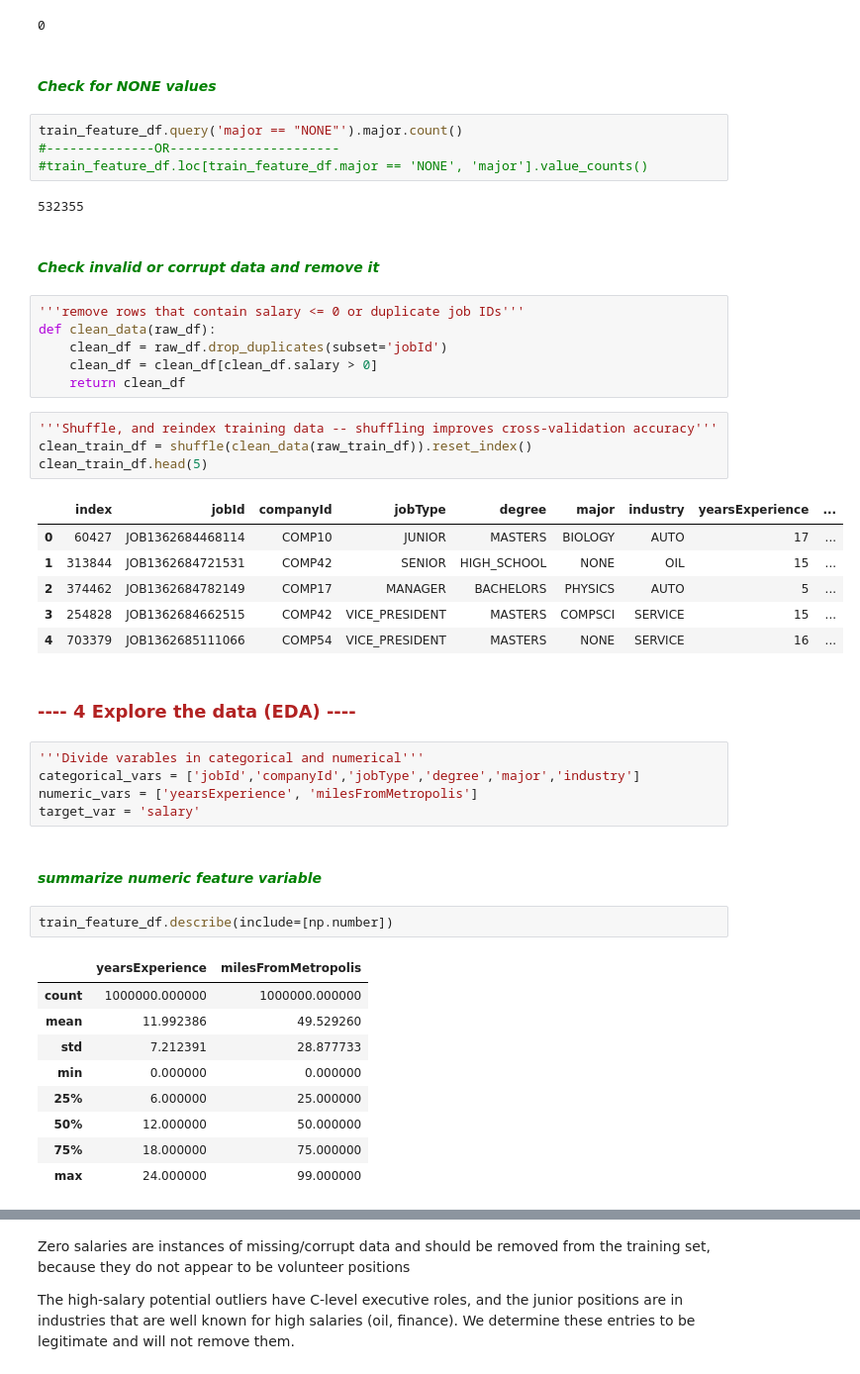
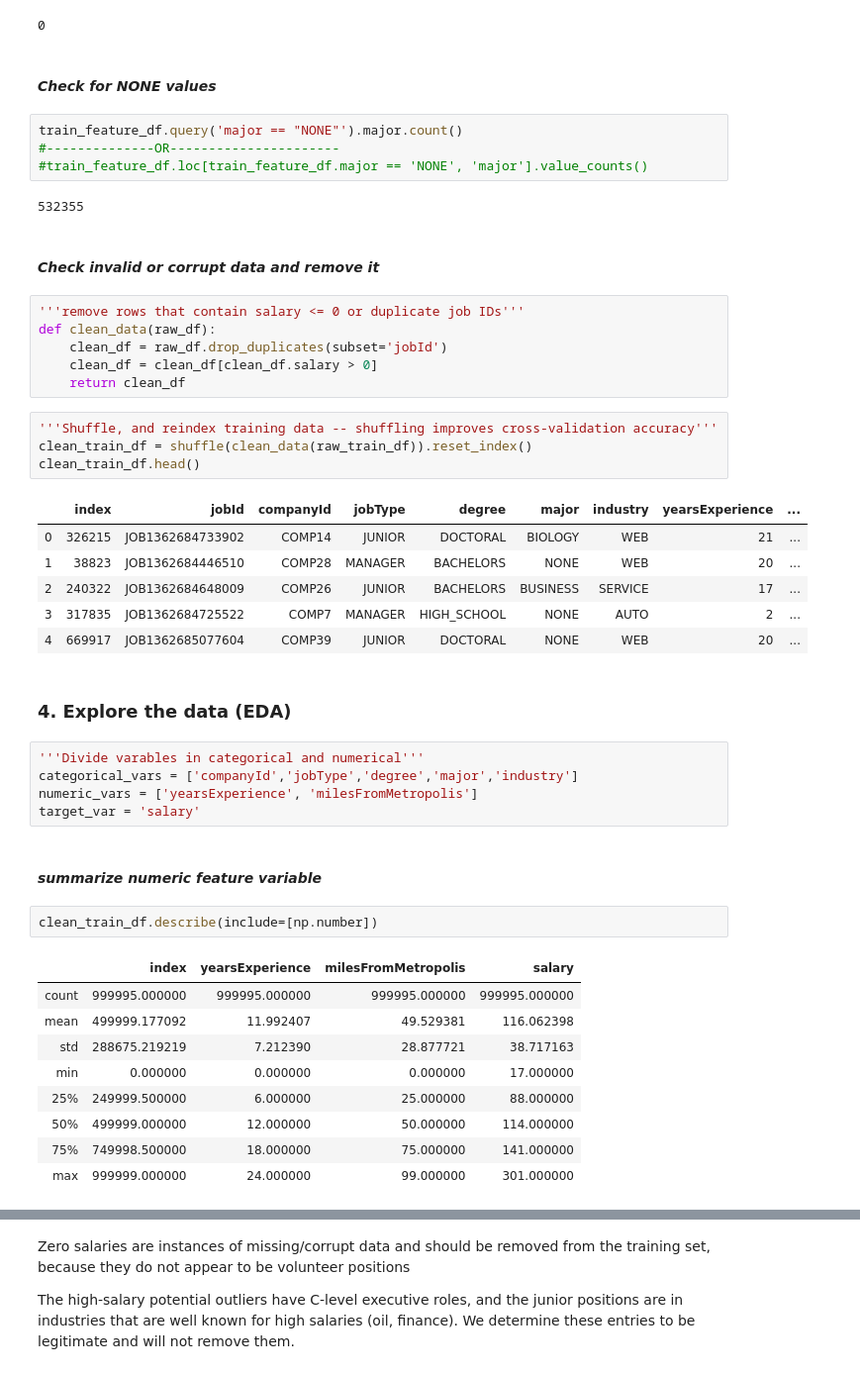
Before and after one commit to suroor89/salary_prediction_portfolio, a Jupyter notebook: Salary_Prediction.ipynb, the cells around one changed output, grey strips where cells are left out. Shown at 99% size. Drawn from its saved outputs; the diff is of its cells as text.

```diff
--- a/Salary_Prediction.ipynb
+++ b/Salary_Prediction.ipynb
@@ -148,7 +155,7 @@ test_feature_df.duplicated().sum()
 # %% [output]
 0
 # %% [markdown]
-#### <font color=green>*Check for NONE values*</font>
+#### *Check for NONE values*
 # %%
 train_feature_df.query('major == "NONE"').major.count()
 #--------------OR----------------------
@@ -156,7 +163,7 @@ train_feature_df.query('major == "NONE"').major.count()
 # %% [output]
 532355
 # %% [markdown]
-#### <font color=green>*Check invalid or corrupt data and remove it*</font>
+#### *Check invalid or corrupt data and remove it*
 # %%
 '''remove rows that contain salary <= 0 or duplicate job IDs'''
 def clean_data(raw_df):
@@ -166,33 +173,33 @@ def clean_data(raw_df):
 # %%
 '''Shuffle, and reindex training data -- shuffling improves cross-validation accuracy'''
 clean_train_df = shuffle(clean_data(raw_train_df)).reset_index()
-clean_train_df.head(5)
+clean_train_df.head()
 # %% [output]
 |  | index | jobId | companyId | jobType | degree | major | industry | yearsExperience | ... |
-| 0 | 60427 | JOB1362684468114 | COMP10 | JUNIOR | MASTERS | BIOLOGY | AUTO | 17 | ... |
-| 1 | 313844 | JOB1362684721531 | COMP42 | SENIOR | HIGH_SCHOOL | NONE | OIL | 15 | ... |
-| 2 | 374462 | JOB1362684782149 | COMP17 | MANAGER | BACHELORS | PHYSICS | AUTO | 5 | ... |
-| 3 | 254828 | JOB1362684662515 | COMP42 | VICE_PRESIDENT | MASTERS | COMPSCI | SERVICE | 15 | ... |
-| 4 | 703379 | JOB1362685111066 | COMP54 | VICE_PRESIDENT | MASTERS | NONE | SERVICE | 16 | ... |
+| 0 | 326215 | JOB1362684733902 | COMP14 | JUNIOR | DOCTORAL | BIOLOGY | WEB | 21 | ... |
+| 1 | 38823 | JOB1362684446510 | COMP28 | MANAGER | BACHELORS | NONE | WEB | 20 | ... |
+| 2 | 240322 | JOB1362684648009 | COMP26 | JUNIOR | BACHELORS | BUSINESS | SERVICE | 17 | ... |
+| 3 | 317835 | JOB1362684725522 | COMP7 | MANAGER | HIGH_SCHOOL | NONE | AUTO | 2 | ... |
+| 4 | 669917 | JOB1362685077604 | COMP39 | JUNIOR | DOCTORAL | NONE | WEB | 20 | ... |
 # %% [markdown]
-### <font color=Firebrick>---- 4 Explore the data (EDA) ----</font>
+### 4. Explore the data (EDA)
 # %%
 '''Divide varables in categorical and numerical'''
-categorical_vars = ['jobId','companyId','jobType','degree','major','industry']
+categorical_vars = ['companyId','jobType','degree','major','industry']
 numeric_vars = ['yearsExperience', 'milesFromMetropolis']
 target_var = 'salary'
 # %% [markdown]
-#### <font color=green>*summarize numeric feature variable*</font>
+#### *summarize numeric feature variable*
 # %%
-train_feature_df.describe(include=[np.number])
+clean_train_df.describe(include=[np.number])
 # %% [output]
-|  | yearsExperience | milesFromMetropolis |
-| count | 1000000.000000 | 1000000.000000 |
-| mean | 11.992386 | 49.529260 |
-| std | 7.212391 | 28.877733 |
-| min | 0.000000 | 0.000000 |
-| 25% | 6.000000 | 25.000000 |
-| 50% | 12.000000 | 50.000000 |
-| 75% | 18.000000 | 75.000000 |
-| max | 24.000000 | 99.000000 |
+|  | index | yearsExperience | milesFromMetropolis | salary |
+| count | 999995.000000 | 999995.000000 | 999995.000000 | 999995.000000 |
+| mean | 499999.177092 | 11.992407 | 49.529381 | 116.062398 |
+| std | 288675.219219 | 7.212390 | 28.877721 | 38.717163 |
+| min | 0.000000 | 0.000000 | 0.000000 | 17.000000 |
+| 25% | 249999.500000 | 6.000000 | 25.000000 | 88.000000 |
+| 50% | 499999.000000 | 12.000000 | 50.000000 | 114.000000 |
+| 75% | 749998.500000 | 18.000000 | 75.000000 | 141.000000 |
+| max | 999999.000000 | 24.000000 | 99.000000 | 301.000000 |
 # %% [markdown]
```
Also changed, not shown: parts of 82 cells of this notebook, 13 other files.
